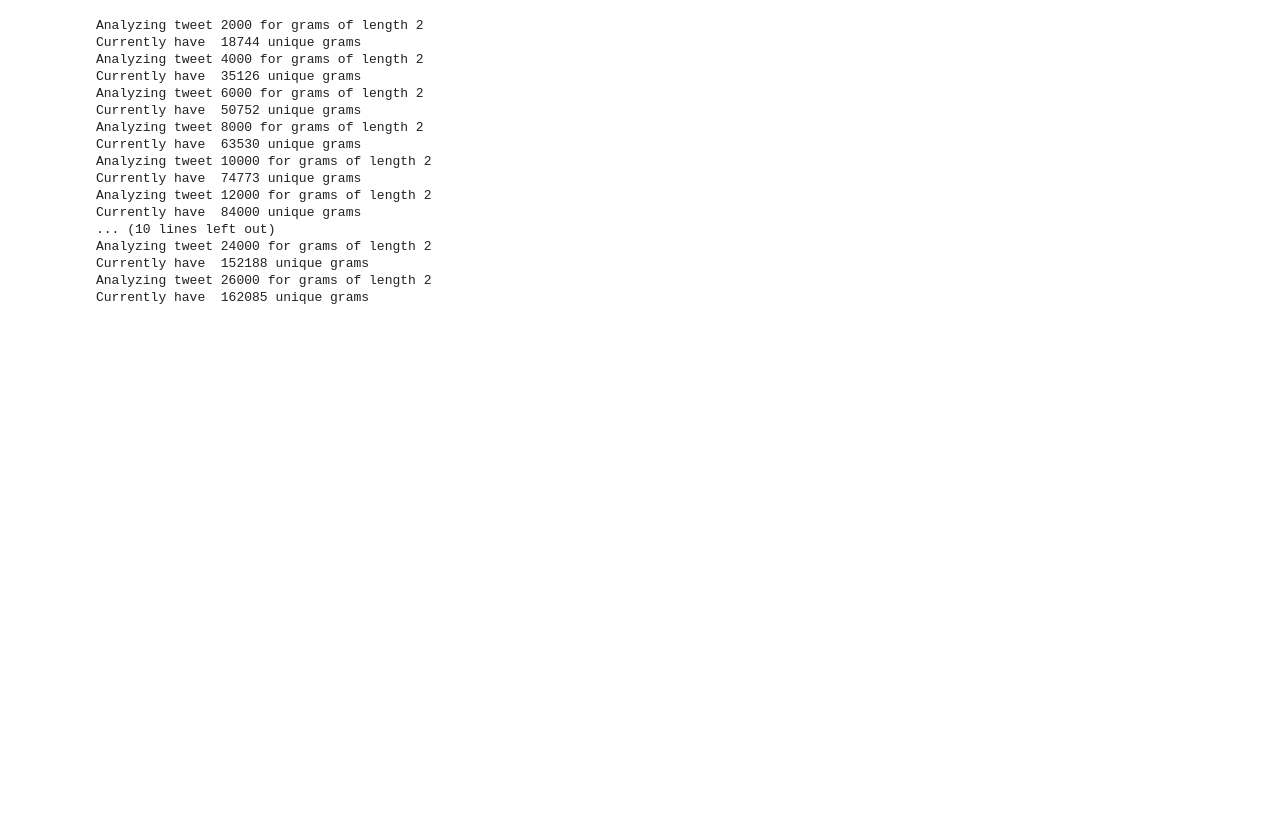
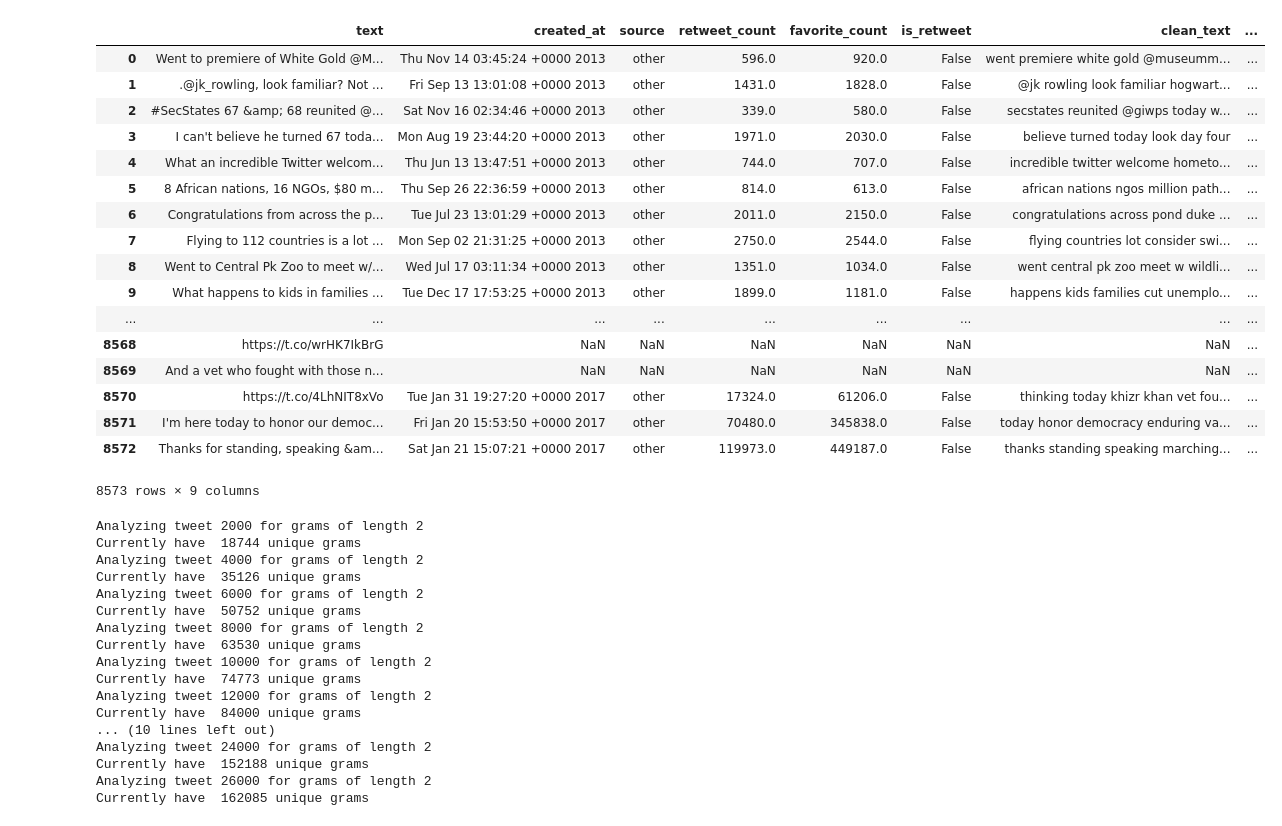
Before and after one commit to davegay11/Trump-Tweets, a Jupyter notebook: n_gram.ipynb, the cells around one changed output. Drawn from its saved outputs; the diff is of its cells as text; code cells hidden in the pictures; blank space fills up the shorter version.

```diff
--- a/n_gram.ipynb
+++ b/n_gram.ipynb
@@ -6,5 +6,5 @@ import sys
 import os
 # %%
 #Load text and display for clarity
-cleanTxt = pd.read_csv("./clean_data/clean_tweets.csv", header=0)
-cleanTxt
+cleanTxt = pd.read_csv("./data/clean_tweets.csv", header=0)
+hilTxt = pd.read_csv("./data/hillaryclinton.csv",header=0)
@@ -30,3 +32,24 @@ cleanTxt
+# %%
+hilTxt
+# %% [output]
+|  | text | created_at | source | retweet_count | favorite_count | is_retweet | clean_text | ... |
+| 0 | Went to premiere of White Gold @M... | Thu Nov 14 03:45:24 +0000 2013 | other | 596.0 | 920.0 | False | went premiere white gold @museumm... | ... |
+| 1 | .@jk_rowling, look familiar? Not ... | Fri Sep 13 13:01:08 +0000 2013 | other | 1431.0 | 1828.0 | False | @jk rowling look familiar hogwart... | ... |
+| 2 | #SecStates 67 &amp; 68 reunited @... | Sat Nov 16 02:34:46 +0000 2013 | other | 339.0 | 580.0 | False | secstates reunited @giwps today w... | ... |
+| 3 | I can't believe he turned 67 toda... | Mon Aug 19 23:44:20 +0000 2013 | other | 1971.0 | 2030.0 | False | believe turned today look day four | ... |
+| 4 | What an incredible Twitter welcom... | Thu Jun 13 13:47:51 +0000 2013 | other | 744.0 | 707.0 | False | incredible twitter welcome hometo... | ... |
+| 5 | 8 African nations, 16 NGOs, $80 m... | Thu Sep 26 22:36:59 +0000 2013 | other | 814.0 | 613.0 | False | african nations ngos million path... | ... |
+| 6 | Congratulations from across the p... | Tue Jul 23 13:01:29 +0000 2013 | other | 2011.0 | 2150.0 | False | congratulations across pond duke ... | ... |
+| 7 | Flying to 112 countries is a lot ... | Mon Sep 02 21:31:25 +0000 2013 | other | 2750.0 | 2544.0 | False | flying countries lot consider swi... | ... |
+| 8 | Went to Central Pk Zoo to meet w/... | Wed Jul 17 03:11:34 +0000 2013 | other | 1351.0 | 1034.0 | False | went central pk zoo meet w wildli... | ... |
+| 9 | What happens to kids in families ... | Tue Dec 17 17:53:25 +0000 2013 | other | 1899.0 | 1181.0 | False | happens kids families cut unemplo... | ... |
+| ... | ... | ... | ... | ... | ... | ... | ... | ... |
+| 8568 | https://t.co/wrHK7IkBrG | NaN | NaN | NaN | NaN | NaN | NaN | ... |
+| 8569 | And a vet who fought with those n... | NaN | NaN | NaN | NaN | NaN | NaN | ... |
+| 8570 | https://t.co/4LhNIT8xVo | Tue Jan 31 19:27:20 +0000 2017 | other | 17324.0 | 61206.0 | False | thinking today khizr khan vet fou... | ... |
+| 8571 | I'm here today to honor our democ... | Fri Jan 20 15:53:50 +0000 2017 | other | 70480.0 | 345838.0 | False | today honor democracy enduring va... | ... |
+| 8572 | Thanks for standing, speaking &am... | Sat Jan 21 15:07:21 +0000 2017 | other | 119973.0 | 449187.0 | False | thanks standing speaking marching... | ... |
+8573 rows × 9 columns
 # %%
 def gen_ngram(textData,gramLength,textField):
     grams = {}
```
Also changed, not shown: parts of 14 cells of this notebook, 5 other files.
